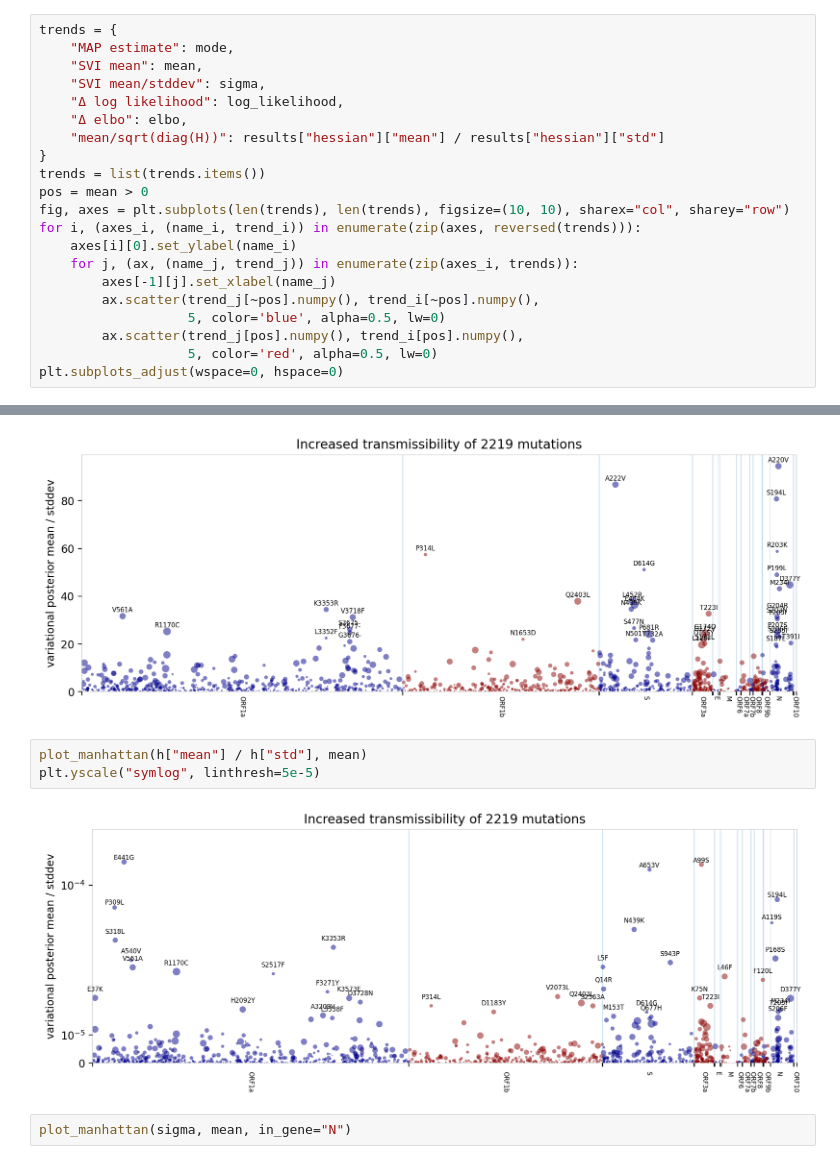
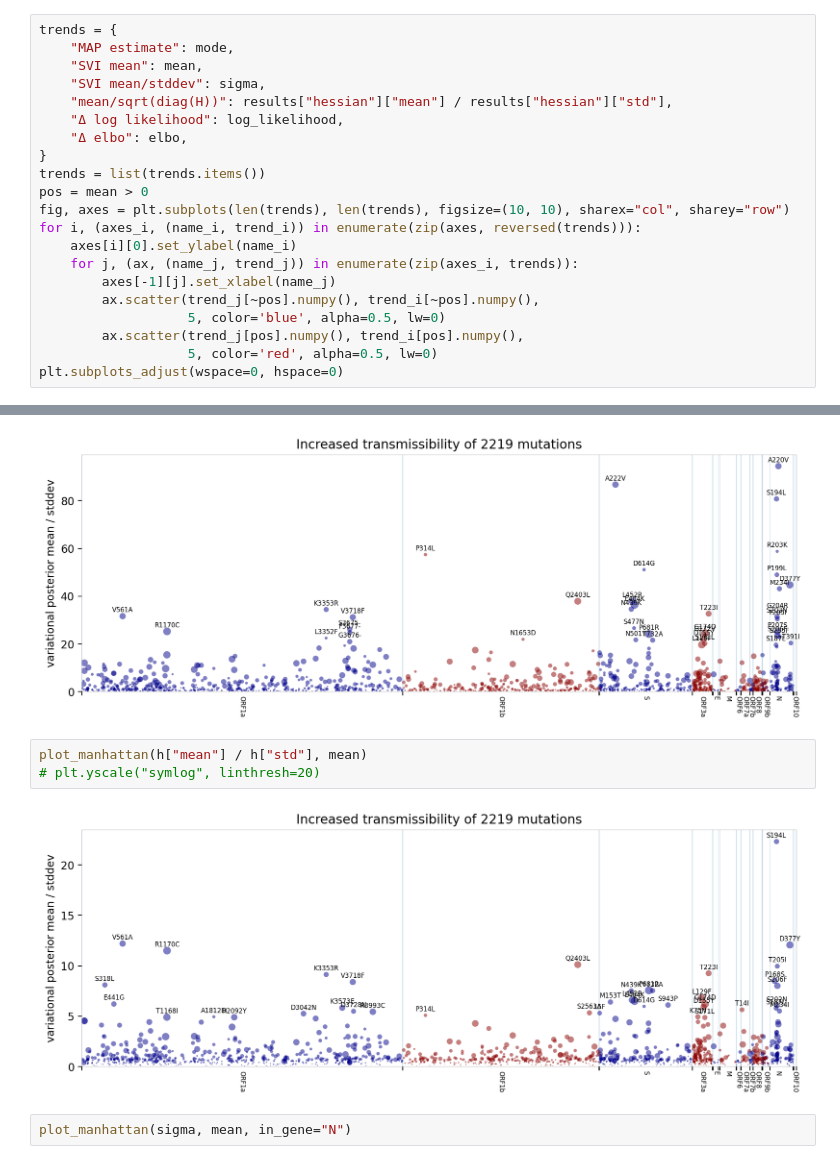
Before and after one commit to broadinstitute/pyro-cov, a Jupyter notebook: rank_mutations.ipynb, the cells around one changed output, grey strips where cells are left out. Drawn from its saved outputs; the diff is of its cells as text.

```diff
--- a/rank_mutations.ipynb
+++ b/rank_mutations.ipynb
@@ -84,9 +84,9 @@ trends = {
     "MAP estimate": mode,
     "SVI mean": mean,
     "SVI mean/stddev": sigma,
+    "mean/sqrt(diag(H))": results["hessian"]["mean"] / results["hessian"]["std"],
     "Δ log likelihood": log_likelihood,
     "Δ elbo": elbo,
-    "mean/sqrt(diag(H))": results["hessian"]["mean"] / results["hessian"]["std"]
 }
 trends = list(trends.items())
 pos = mean > 0
@@ -167,9 +167,9 @@ plot_manhattan(sigma, mean)
 [figure]
 # %%
 plot_manhattan(h["mean"] / h["std"], mean)
-plt.yscale("symlog", linthresh=5e-5)
+# plt.yscale("symlog", linthresh=20)
 # %% [output]
-[figure, old version]
+[figure, new version]
 # %%
 plot_manhattan(sigma, mean, in_gene="N")
 # %% [output]
```
Also changed, not shown: parts of 2 cells of this notebook.
